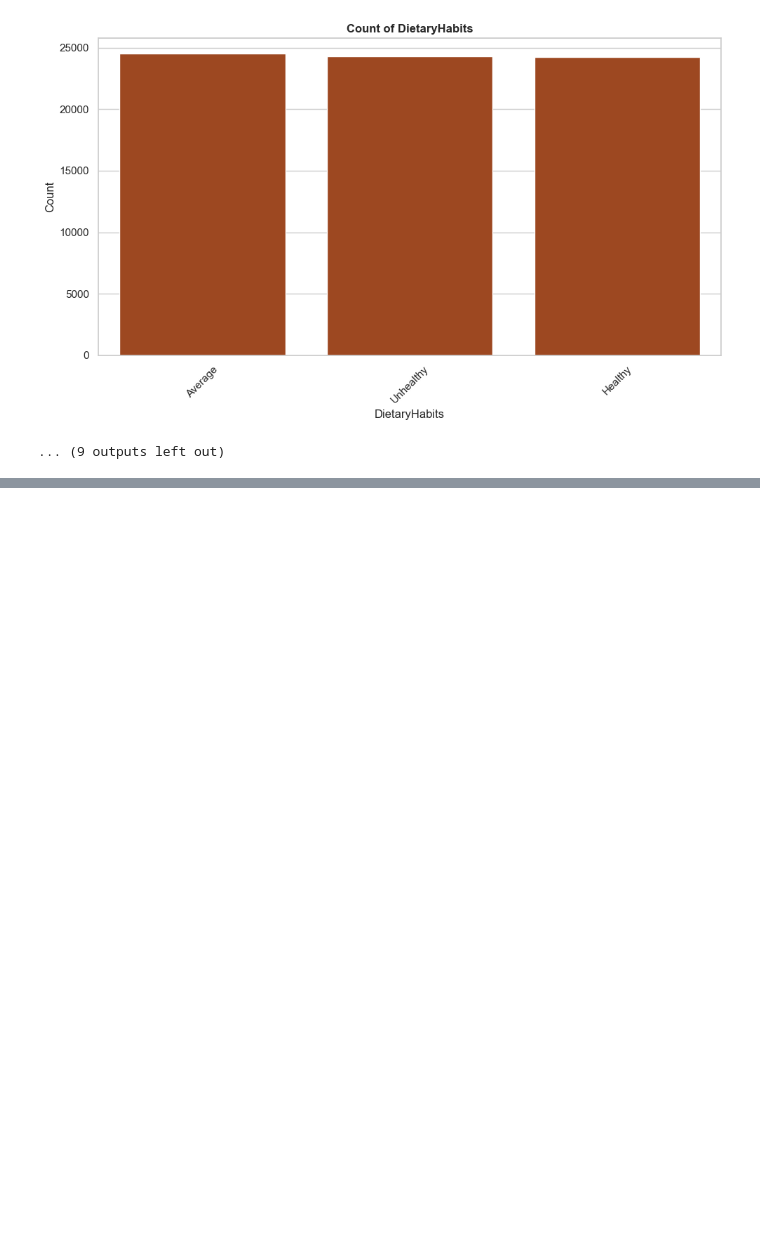
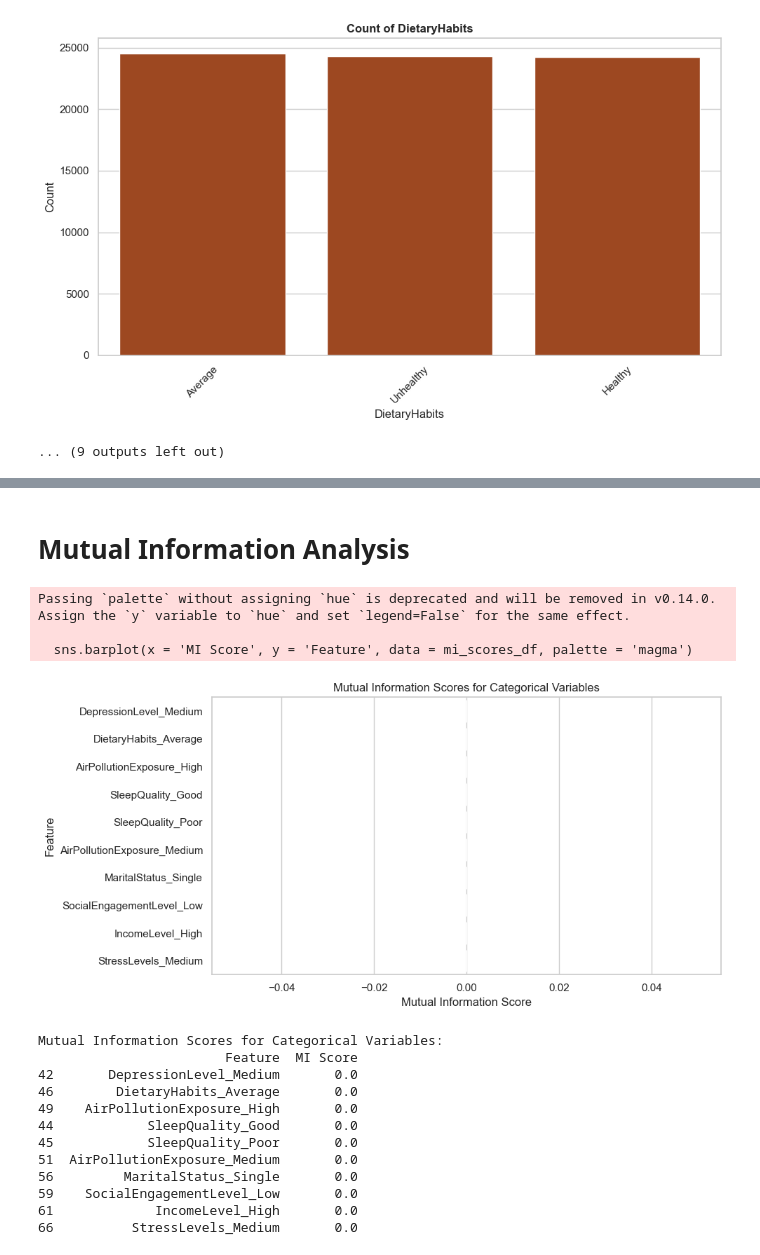
Before and after one commit to pbuitragoa33/Alzheimer-Diagnosis-Prediction, a Jupyter notebook: EDA&Preprocessing.ipynb, the cells around one changed output, grey strips where cells are left out. Cells and saved outputs as stored; diff of their text form; code cells hidden in the pictures; blank space fills up the shorter version.

```diff
--- a/EDA&Preprocessing.ipynb
+++ b/EDA&Preprocessing.ipynb
@@ -146,0 +276,52 @@ for i, col in enumerate(categorical_columns):
+# %% [markdown]
+# Mutual Information Analysis
+# %%
+# Mutual Information for categorical variables
+
+from sklearn.feature_selection import mutual_info_classif
+
+def calculate_mutual_info(df, target_column, top_n=None):
+
+    X = df.drop(columns = target_column)
+    y = df[target_column]
+
+    mi_scores = mutual_info_classif(X, y, discrete_features = 'auto', random_state = 42)
+
+    mi_scores_df = pd.DataFrame({'Feature': X.columns, 'MI Score': mi_scores})
+    mi_scores_df = mi_scores_df.sort_values(by = 'MI Score', ascending = False)
+
+    if top_n:
+        mi_scores_df = mi_scores_df.tail(top_n)
+
+
+    plt.figure(figsize = (10, len(mi_scores_df) * 0.5))
+    sns.barplot(x = 'MI Score', y = 'Feature', data = mi_scores_df, palette = 'magma')
+    plt.title('Mutual Information Scores for Categorical Variables')
+    plt.xlabel('Mutual Information Score')
+    plt.ylabel('Feature')
+    plt.tight_layout()
+
+    plt.show()
+
+    return mi_scores_df.sort_values(by = 'MI Score', ascending = False)
+
+mi_scores_df = calculate_mutual_info(data_ok_corr, 'AlzheimerDiagnosis_Yes', top_n = 10)
+print("\nMutual Information Scores for Categorical Variables:")
+print(mi_scores_df)
+# %% [output]
+Passing `palette` without assigning `hue` is deprecated and will be removed in v0.14.0. Assign the `y` variable to `hue` and set `legend=False` for the same effect.
+
+  sns.barplot(x = 'MI Score', y = 'Feature', data = mi_scores_df, palette = 'magma')
+[figure, added]
+Mutual Information Scores for Categorical Variables:
+                        Feature  MI Score
+42       DepressionLevel_Medium       0.0
+46        DietaryHabits_Average       0.0
+49    AirPollutionExposure_High       0.0
+44            SleepQuality_Good       0.0
+45            SleepQuality_Poor       0.0
+51  AirPollutionExposure_Medium       0.0
+56         MaritalStatus_Single       0.0
+59    SocialEngagementLevel_Low       0.0
+61             IncomeLevel_High       0.0
+66          StressLevels_Medium       0.0
```
Also changed, not shown: parts of 17 cells of this notebook.
